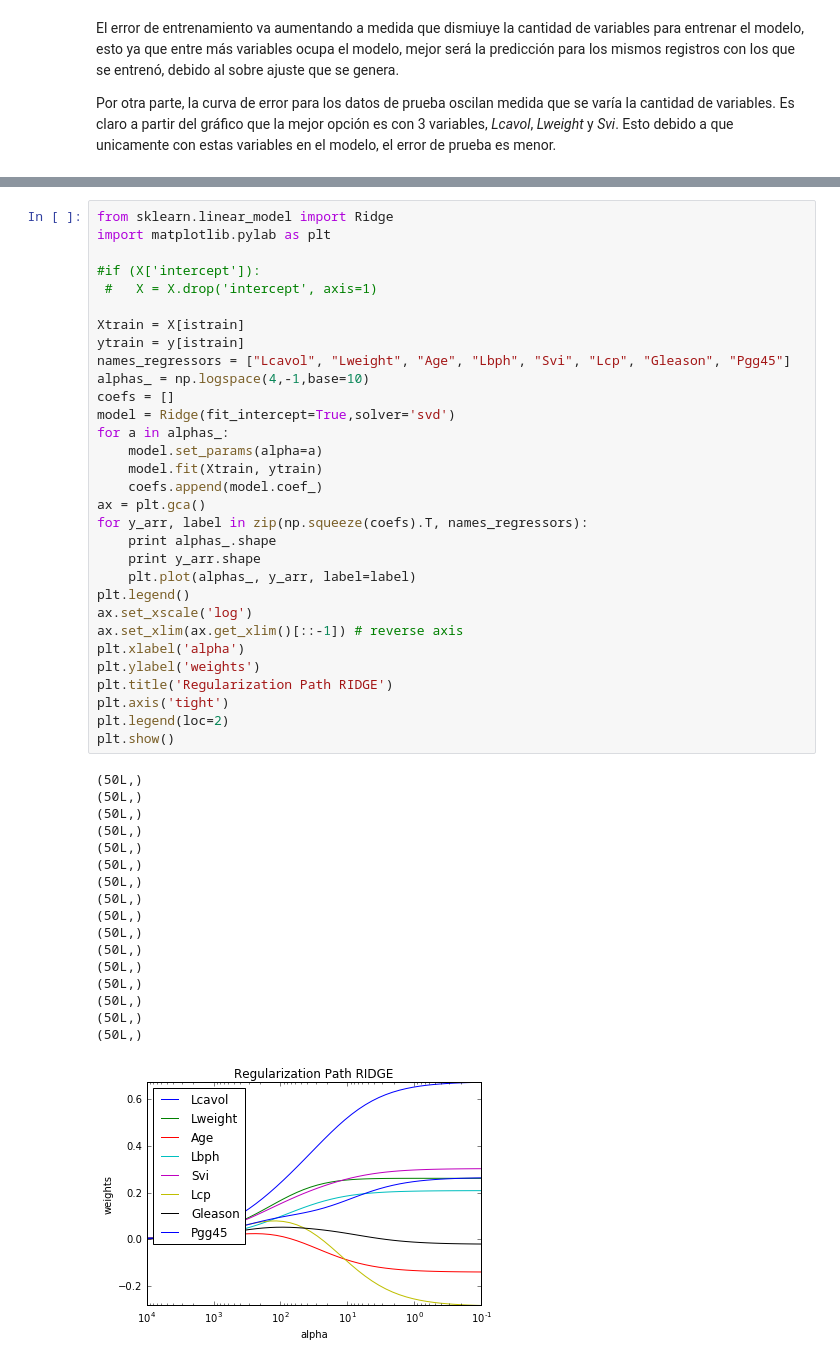
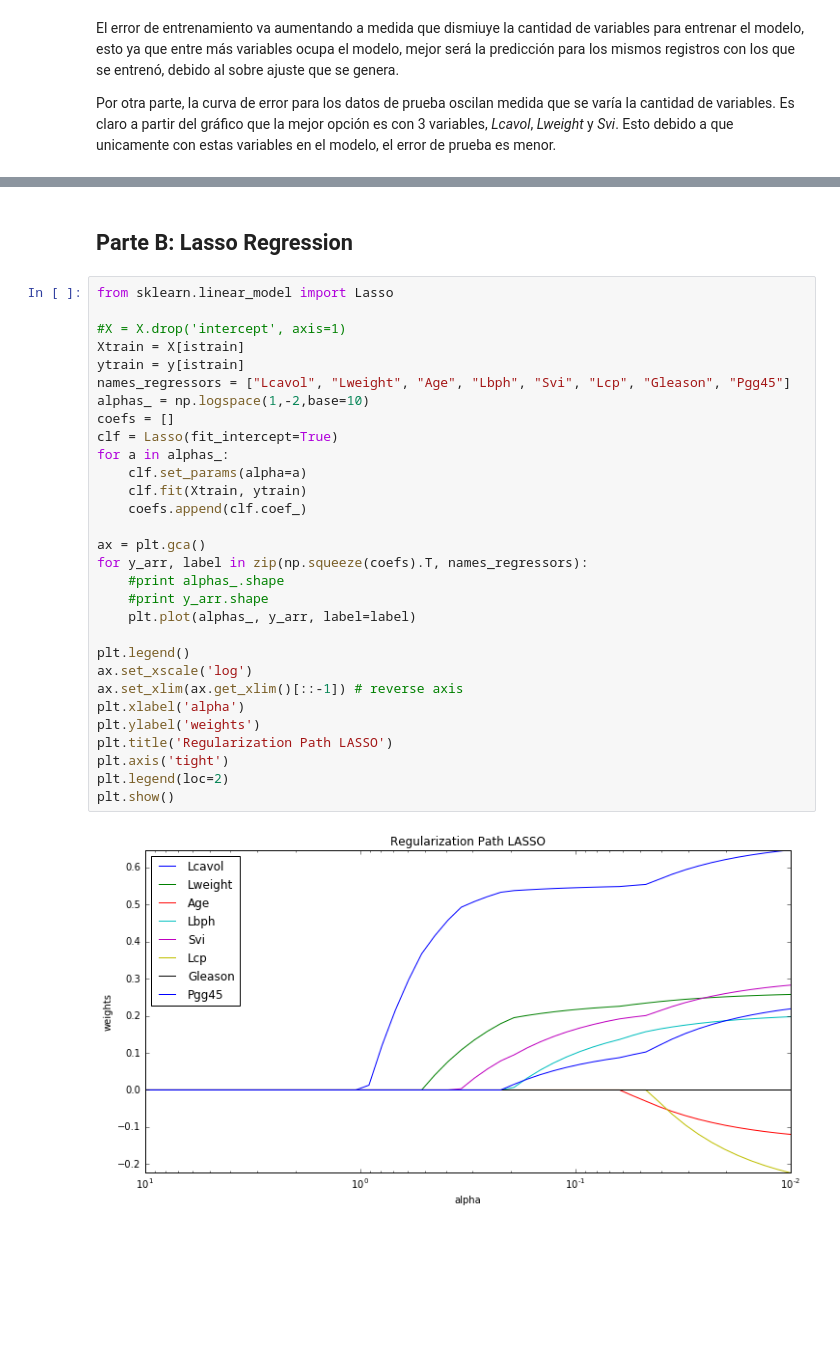
Before and after one commit to Jencks/ML-Tarea1, a Jupyter notebook: Informe Final.ipynb, the cells around one changed output, grey strips where cells are left out. Saved outputs shown, nothing was run; the diff lists cells and outputs as text; blank space fills up the shorter version.

```diff
--- a/Informe Final.ipynb
+++ b/Informe Final.ipynb
@@ -403,49 +445,34 @@ La Ridge Regression penalizará sus coeficientes, de tal manera que los que son
+# %% [markdown]
+## Parte B: Lasso Regression
 # %%
-from sklearn.linear_model import Ridge
-import matplotlib.pylab as plt
+from sklearn.linear_model import Lasso
 
-#if (X['intercept']):
- #   X = X.drop('intercept', axis=1)
-
+#X = X.drop('intercept', axis=1)
 Xtrain = X[istrain]
 ytrain = y[istrain]
 names_regressors = ["Lcavol", "Lweight", "Age", "Lbph", "Svi", "Lcp", "Gleason", "Pgg45"]
-alphas_ = np.logspace(4,-1,base=10)
+alphas_ = np.logspace(1,-2,base=10)
 coefs = []
-model = Ridge(fit_intercept=True,solver='svd')
+clf = Lasso(fit_intercept=True)
 for a in alphas_:
-    model.set_params(alpha=a)
-    model.fit(Xtrain, ytrain)
-    coefs.append(model.coef_)
+    clf.set_params(alpha=a)
+    clf.fit(Xtrain, ytrain)
+    coefs.append(clf.coef_)
+
 ax = plt.gca()
 for y_arr, label in zip(np.squeeze(coefs).T, names_regressors):
-    print alphas_.shape
-    print y_arr.shape
+    #print alphas_.shape
+    #print y_arr.shape
     plt.plot(alphas_, y_arr, label=label)
+
 plt.legend()
 ax.set_xscale('log')
 ax.set_xlim(ax.get_xlim()[::-1]) # reverse axis
 plt.xlabel('alpha')
 plt.ylabel('weights')
-plt.title('Regularization Path RIDGE')
+plt.title('Regularization Path LASSO')
 plt.axis('tight')
 plt.legend(loc=2)
 plt.show()
 # %% [output]
-(50L,)
-(50L,)
-(50L,)
-(50L,)
-(50L,)
-(50L,)
-(50L,)
-(50L,)
-(50L,)
-(50L,)
-(50L,)
-(50L,)
-(50L,)
-(50L,)
-(50L,)
-(50L,)
-[figure, old version]
+[figure, new version]
```
Also changed, not shown: parts of 18 cells of this notebook.
